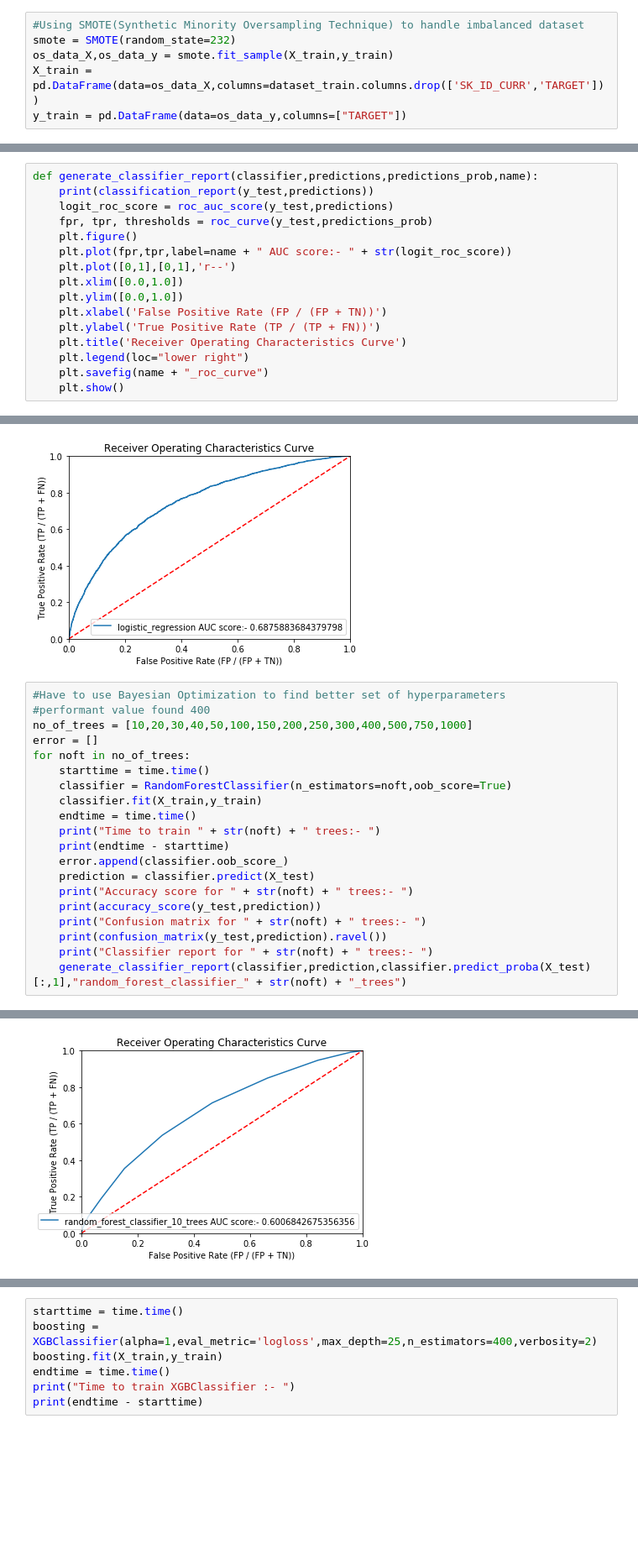
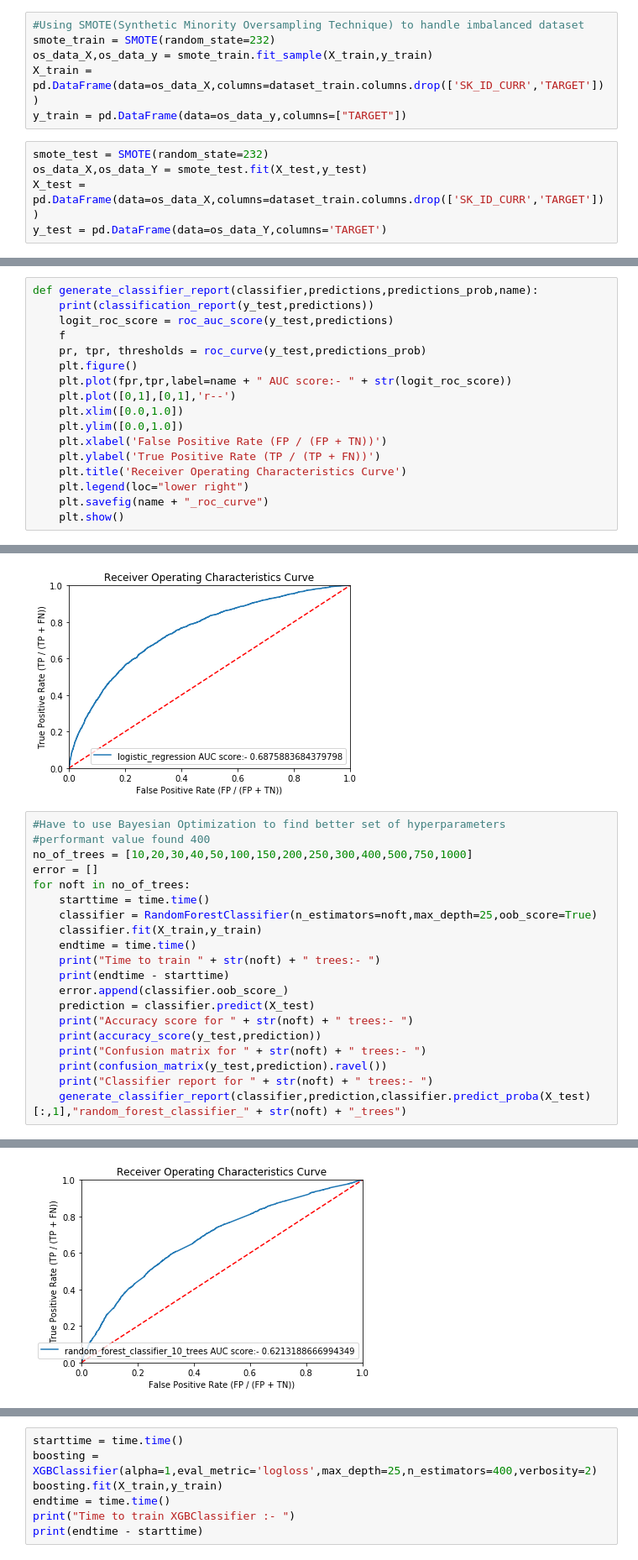
Before and after one commit to shashvat-kedia/Credit-Default-Risk-Prediction, a Jupyter notebook: CreditDefaultRiskPrediction.ipynb, the cells around one changed output, grey strips where cells are left out. Shown at 84% size. Saved outputs shown, nothing was run; the diff lists cells and outputs as text; blank space fills up the shorter version.

Commit message:
Hyperparameter tuning max_depth hyperparameter in RandomForestClassifier

```diff
--- a/CreditDefaultRiskPrediction.ipynb
+++ b/CreditDefaultRiskPrediction.ipynb
@@ -334,10 +329,15 @@ X_train,X_test,y_train,y_test = train_test_split(X,y,test_size=0.2,random_state=
 X_test = pd.DataFrame(X_test,columns=dataset_train.columns.drop(['SK_ID_CURR','TARGET']))
 # %%
 #Using SMOTE(Synthetic Minority Oversampling Technique) to handle imbalanced dataset
-smote = SMOTE(random_state=232)
-os_data_X,os_data_y = smote.fit_sample(X_train,y_train)
+smote_train = SMOTE(random_state=232)
+os_data_X,os_data_y = smote_train.fit_sample(X_train,y_train)
 X_train = pd.DataFrame(data=os_data_X,columns=dataset_train.columns.drop(['SK_ID_CURR','TARGET']) )
 y_train = pd.DataFrame(data=os_data_y,columns=["TARGET"])
+# %%
+smote_test = SMOTE(random_state=232)
+os_data_X,os_data_Y = smote_test.fit(X_test,y_test)
+X_test = pd.DataFrame(data=os_data_X,columns=dataset_train.columns.drop(['SK_ID_CURR','TARGET']))
+y_test = pd.DataFrame(data=os_data_Y,columns='TARGET')
 # %%
 X_train.shape
 # %% [output]
@@ -350,7 +350,8 @@ y_train.shape
 def generate_classifier_report(classifier,predictions,predictions_prob,name):
     print(classification_report(y_test,predictions))
     logit_roc_score = roc_auc_score(y_test,predictions)
-    fpr, tpr, thresholds = roc_curve(y_test,predictions_prob)
+    f
+    pr, tpr, thresholds = roc_curve(y_test,predictions_prob)
     plt.figure()
     plt.plot(fpr,tpr,label=name + " AUC score:- " + str(logit_roc_score))
     plt.plot([0,1],[0,1],'r--')
@@ -416,7 +417,7 @@ no_of_trees = [10,20,30,40,50,100,150,200,250,300,400,500,750,1000]
 error = []
 for noft in no_of_trees:
     starttime = time.time()
-    classifier = RandomForestClassifier(n_estimators=noft,oob_score=True)
+    classifier = RandomForestClassifier(n_estimators=noft,max_depth=25,oob_score=True)
     classifier.fit(X_train,y_train)
     endtime = time.time()
     print("Time to train " + str(noft) + " trees:- ")
@@ -448,2 +449,2 @@ weighted avg       0.66      0.69      0.67     12000
-[figure, old version]
+[figure, new version]
 Time to train 20 trees:-
```
Also changed, not shown: parts of 4 cells of this notebook, 13 other files.
